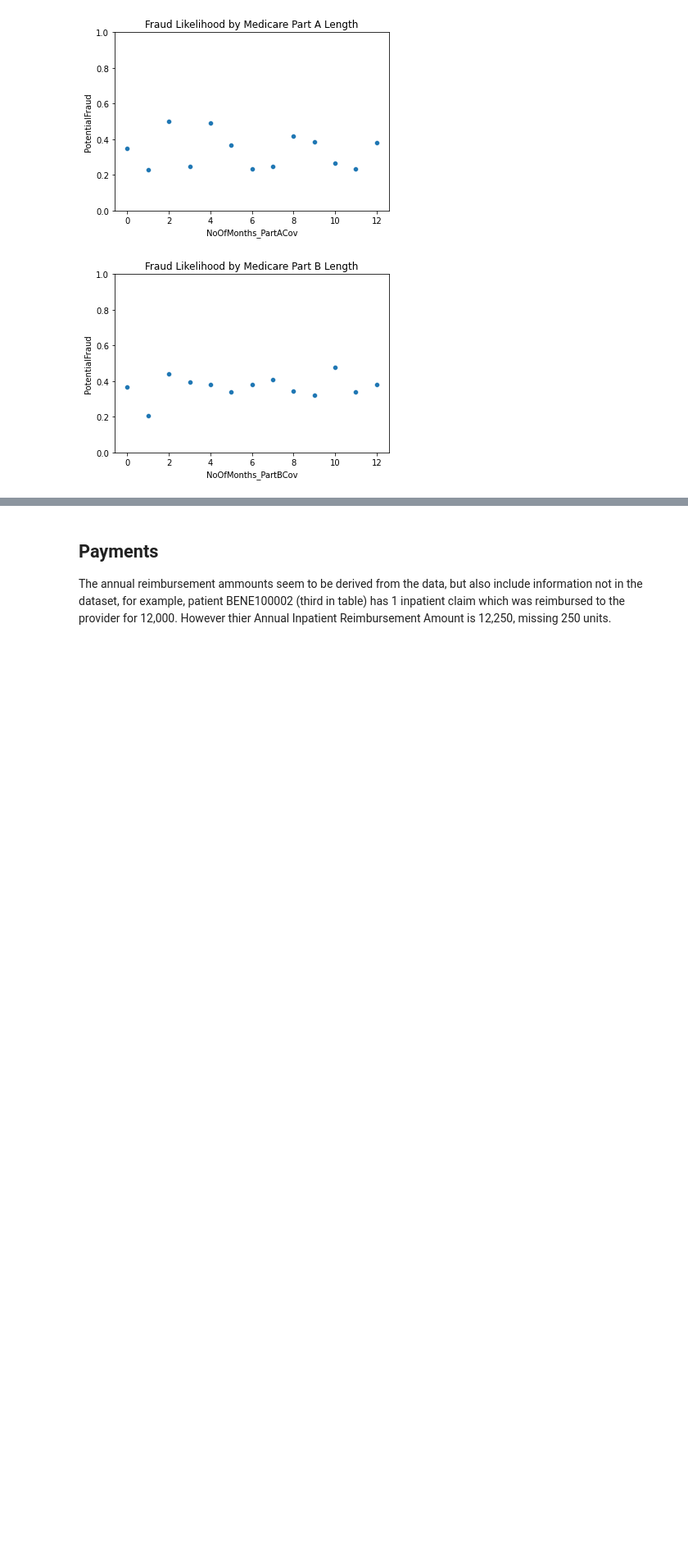
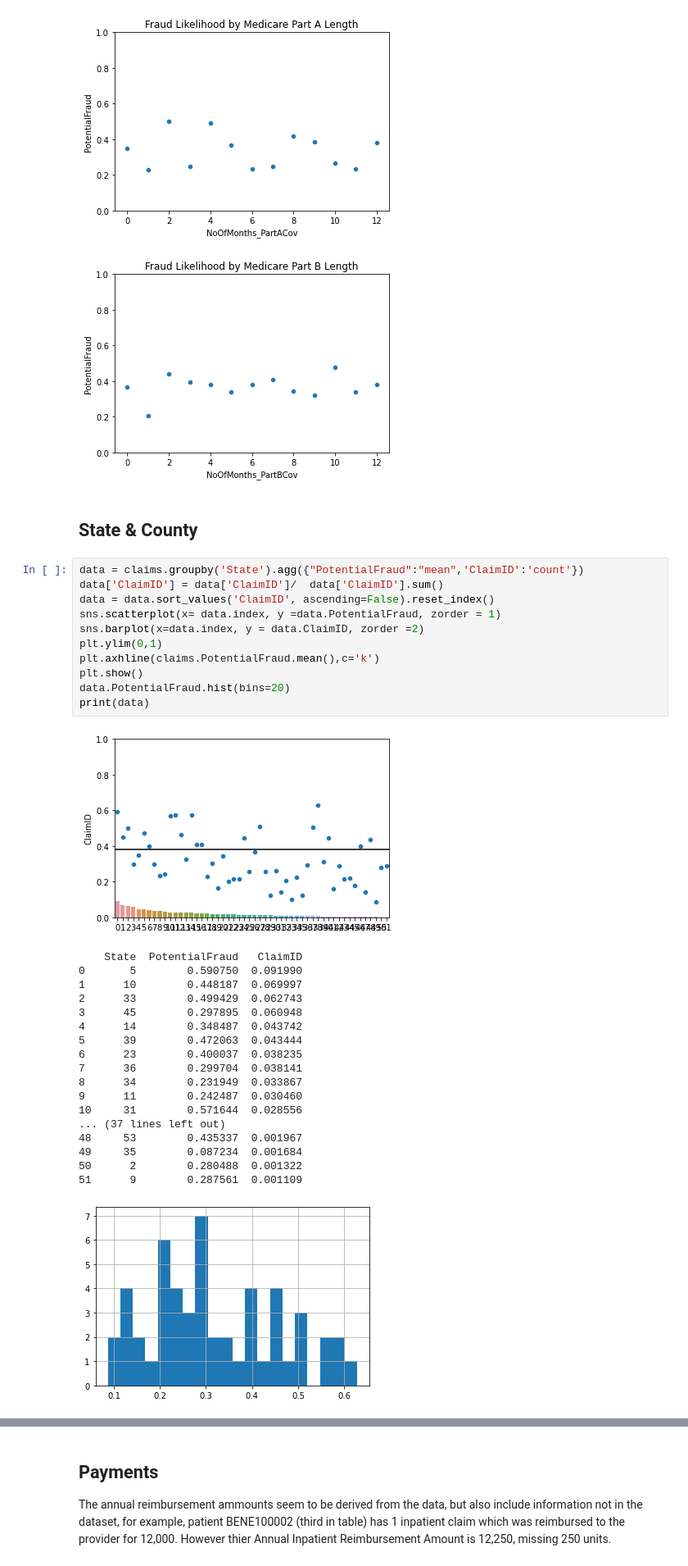
Before and after one commit to jwelch1123/healthcare_fraud_detection, a Jupyter notebook: healthcare_fraud.ipynb, the cells around one changed output, grey strips where cells are left out. Shown at 82% size. Cells and saved outputs as stored; diff of their text form; blank space fills up the shorter version.

Commit message:
Finished EDA and data preparation. Preparing for modeling.

```diff
--- a/healthcare_fraud.ipynb
+++ b/healthcare_fraud.ipynb
@@ -1080,3 +1095,36 @@ plt.show()
 # %% [output]
 [figure]
 [figure]
+# %% [markdown]
+## State & County <a id='state'></a>
+# %%
+data = claims.groupby('State').agg({"PotentialFraud":"mean",'ClaimID':'count'})
+data['ClaimID'] = data['ClaimID']/  data['ClaimID'].sum()
+data = data.sort_values('ClaimID', ascending=False).reset_index()
+sns.scatterplot(x= data.index, y =data.PotentialFraud, zorder = 1)
+sns.barplot(x=data.index, y = data.ClaimID, zorder =2)
+plt.ylim(0,1)
+plt.axhline(claims.PotentialFraud.mean(),c='k')
+plt.show()
+data.PotentialFraud.hist(bins=20)
+print(data)
+# %% [output]
+[figure, added]
+    State  PotentialFraud   ClaimID
+0       5        0.590750  0.091990
+1      10        0.448187  0.069997
+2      33        0.499429  0.062743
+3      45        0.297895  0.060948
+4      14        0.348487  0.043742
+5      39        0.472063  0.043444
+6      23        0.400037  0.038235
+7      36        0.299704  0.038141
+8      34        0.231949  0.033867
+9      11        0.242487  0.030460
+10     31        0.571644  0.028556
+... (37 lines left out)
+48     53        0.435337  0.001967
+49     35        0.087234  0.001684
+50      2        0.280488  0.001322
+51      9        0.287561  0.001109
+[figure, added]
```
Also changed, not shown: parts of 13 cells of this notebook.
